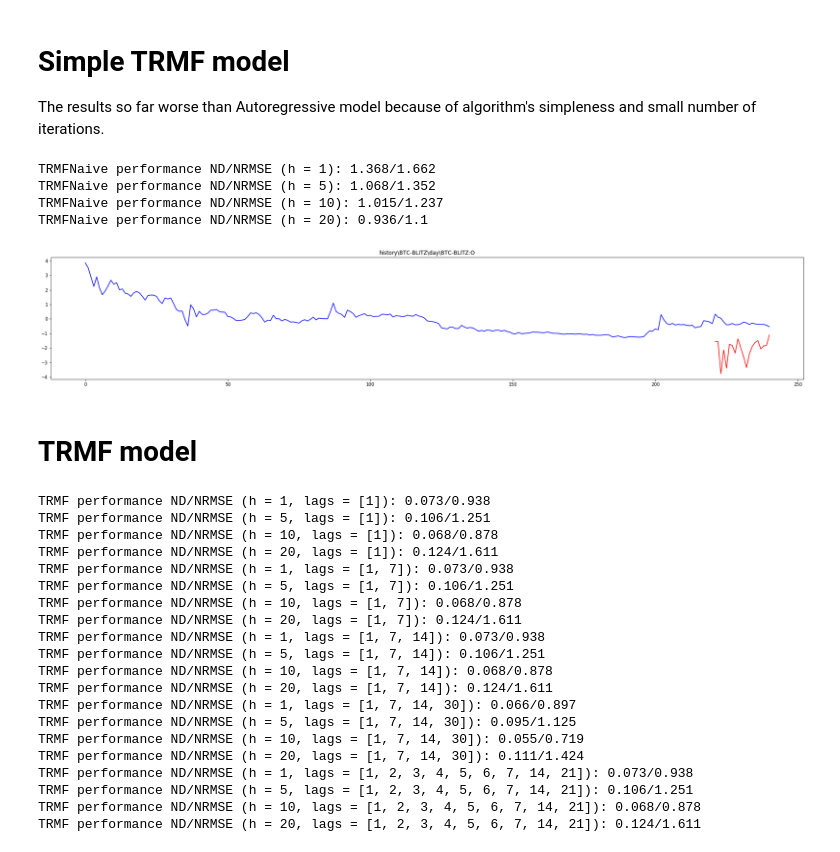
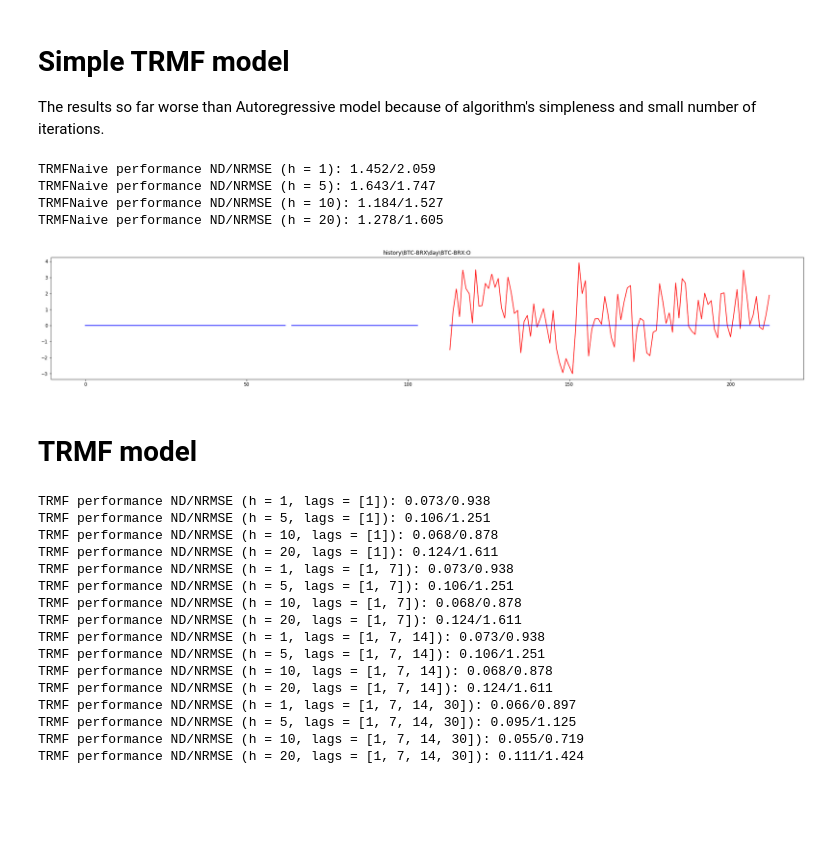
Before and after one commit to MariyaIvanina/ml_big_data_project, a Jupyter notebook: prototype/Crypto_data_investigation.ipynb, the cells around one changed output. Cells and saved outputs as stored; diff of their text form; code cells hidden in the pictures; blank space fills up the shorter version.

```diff
--- a/prototype/Crypto_data_investigation.ipynb
+++ b/prototype/Crypto_data_investigation.ipynb
@@ -18,7 +18,7 @@ import aggregate
 # Data preparations
 # %%
 # prepare timeline
-dict_crypto_name, data = aggregate.aggregate("../../../history", "06.06.2017", "01.02.2018",["O","C","H","L"])
+dict_crypto_name, data = aggregate.aggregate("../../../history", "01.01.2017", "01.08.2017",["O","C","H","L"])
 data = data.T.values
 data_interpolated = utilities.interpolate_data(data)
 N, T = data_interpolated.shape
@@ -192,7 +182,7 @@ The results so far worse than Autoregressive model because of algorithm's simple
 # %%
 from trmf_naive import TRMFNaive
 
-lags = [1,2,3,4,5,6,7,14,21]
+lags = [1,7,14,30]
 rank = 256
 lambda_f = 0.001
 lambda_x = 0.01
@@ -203,24 +193,28 @@ num_iter = 200
 # %%
 for h in [1, 5, 10, 20]:
     model = TRMFNaive(lags, rank, lambda_f, lambda_x, lambda_w, alpha, eta, num_iter)
-    scores_nd = utilities.RollingCV(model, data, T - h, h, T_step=1, metric='ND')
-    scores_nrmse = utilities.RollingCV(model, data, T - h, h, T_step=1, metric='NRMSE')
+    scores_nd,av_time = utilities.RollingCV(model, data, T - h, h, T_step=1, metric='ND')
+    scores_nrmse,av_time = utilities.RollingCV(model, data, T - h, h, T_step=1, metric='NRMSE')
     print('TRMFNaive performance ND/NRMSE (h = {}): {}/{}'.format(h, round(np.array(scores_nd).mean(), 3), \
                                                              round(np.array(scores_nrmse).mean(), 3)))
 # %% [output]
-TRMFNaive performance ND/NRMSE (h = 1): 1.368/1.662
-TRMFNaive performance ND/NRMSE (h = 5): 1.068/1.352
-TRMFNaive performance ND/NRMSE (h = 10): 1.015/1.237
-TRMFNaive performance ND/NRMSE (h = 20): 0.936/1.1
+TRMFNaive performance ND/NRMSE (h = 1): 1.452/2.059
+TRMFNaive performance ND/NRMSE (h = 5): 1.643/1.747
+TRMFNaive performance ND/NRMSE (h = 10): 1.184/1.527
+TRMFNaive performance ND/NRMSE (h = 20): 1.278/1.605
 # %%
 horizon = 20
 check_idx = 56
 model = TRMFNaive(lags, rank, lambda_f, lambda_x, lambda_w, alpha, eta, 2000)
-train, test = get_slice(data, T - horizon, horizon, 0)
-model.fit(train)
-predicted_data = model.predict(horizon)
-draw_plot(np.concatenate((train[check_idx],test[check_idx]),axis=0), check_idx, predicted_data[check_idx])
+pred_vals_all = []
+for i in range((len(data_interpolated[0]) -100)//20):
+    train, test = utilities.get_slice(data, 100, horizon, i*20)
+    model.fit(train)
+    predicted_data = model.predict(horizon)
+    pred_vals_all = np.concatenate((pred_vals_all,predicted_data),axis=1) if len(pred_vals_all) != 0 else predicted_data
+
+draw_plot(data[check_idx], check_idx, pred_data=pred_vals_all[check_idx])
 # %% [output]
-[figure, old version]
+[figure, new version]
 # %% [markdown]
 # TRMF model
@@ -229,12 +225,12 @@ from models import TRMF
 # %%
 T = data.shape[1]
 errors_ind_ar = []
-for lags in [[1],[1,7],[1,7,14],[1,7,14,30],[1,2,3,4,5,6,7,14,21]]:
+for lags in [[1],[1,7],[1,7,14],[1,7,14,30]]:
     temp = []
     for h in [1, 5, 10, 20]:
         model = TRMF(lags=lags)
-        scores_nd = utilities.RollingCV(model, data, T - h, h, T_step=1, metric='ND', normalize=False)
-        scores_nrmse = utilities.RollingCV(model, data, T - h, h, T_step=1, metric='NRMSE', normalize=False)
+        scores_nd, av_time = utilities.RollingCV(model, data, T - h, h, T_step=1, metric='ND', normalize=False)
+        scores_nrmse, av_time = utilities.RollingCV(model, data, T - h, h, T_step=1, metric='NRMSE', normalize=False)
         print('TRMF performance ND/NRMSE (h = {}, lags = {}): {}/{}'
               .format(h, lags, round(np.array(scores_nd).mean(), 3), round(np.array(scores_nrmse).mean(), 3)))
         temp.append((round(np.array(scores_nd).mean(), 3), round(np.array(scores_nrmse).mean(), 3)))
@@ -256,9 +252,5 @@ TRMF performance ND/NRMSE (h = 1, lags = [1, 7, 14, 30]): 0.066/0.897
 TRMF performance ND/NRMSE (h = 5, lags = [1, 7, 14, 30]): 0.095/1.125
 TRMF performance ND/NRMSE (h = 10, lags = [1, 7, 14, 30]): 0.055/0.719
 TRMF performance ND/NRMSE (h = 20, lags = [1, 7, 14, 30]): 0.111/1.424
-TRMF performance ND/NRMSE (h = 1, lags = [1, 2, 3, 4, 5, 6, 7, 14, 21]): 0.073/0.938
-TRMF performance ND/NRMSE (h = 5, lags = [1, 2, 3, 4, 5, 6, 7, 14, 21]): 0.106/1.251
-TRMF performance ND/NRMSE (h = 10, lags = [1, 2, 3, 4, 5, 6, 7, 14, 21]): 0.068/0.878
-TRMF performance ND/NRMSE (h = 20, lags = [1, 2, 3, 4, 5, 6, 7, 14, 21]): 0.124/1.611
 # %%
 trmf_model = TRMF(lags = [1, 7, 14, 30])
```
Also changed, not shown: parts of 15 cells of this notebook, 2 other files.
